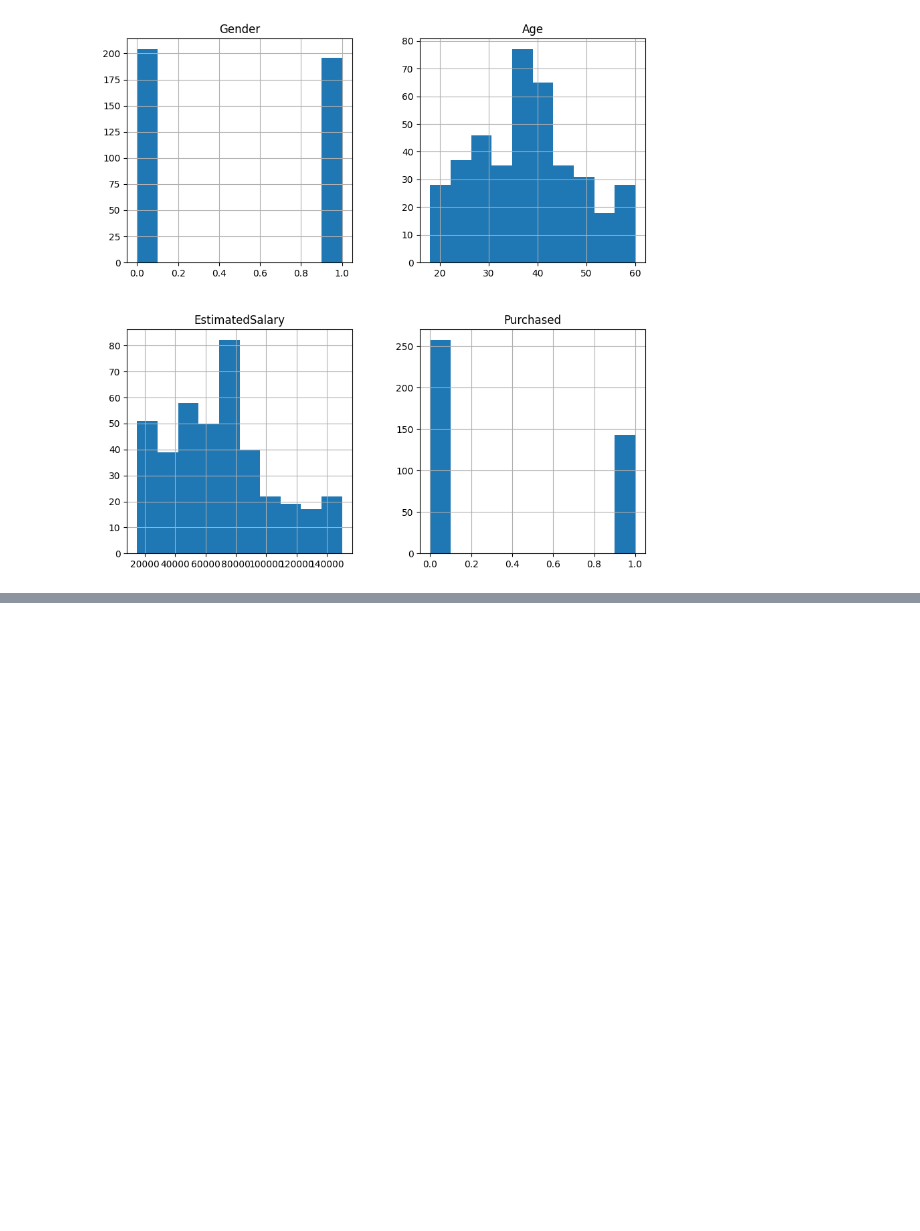
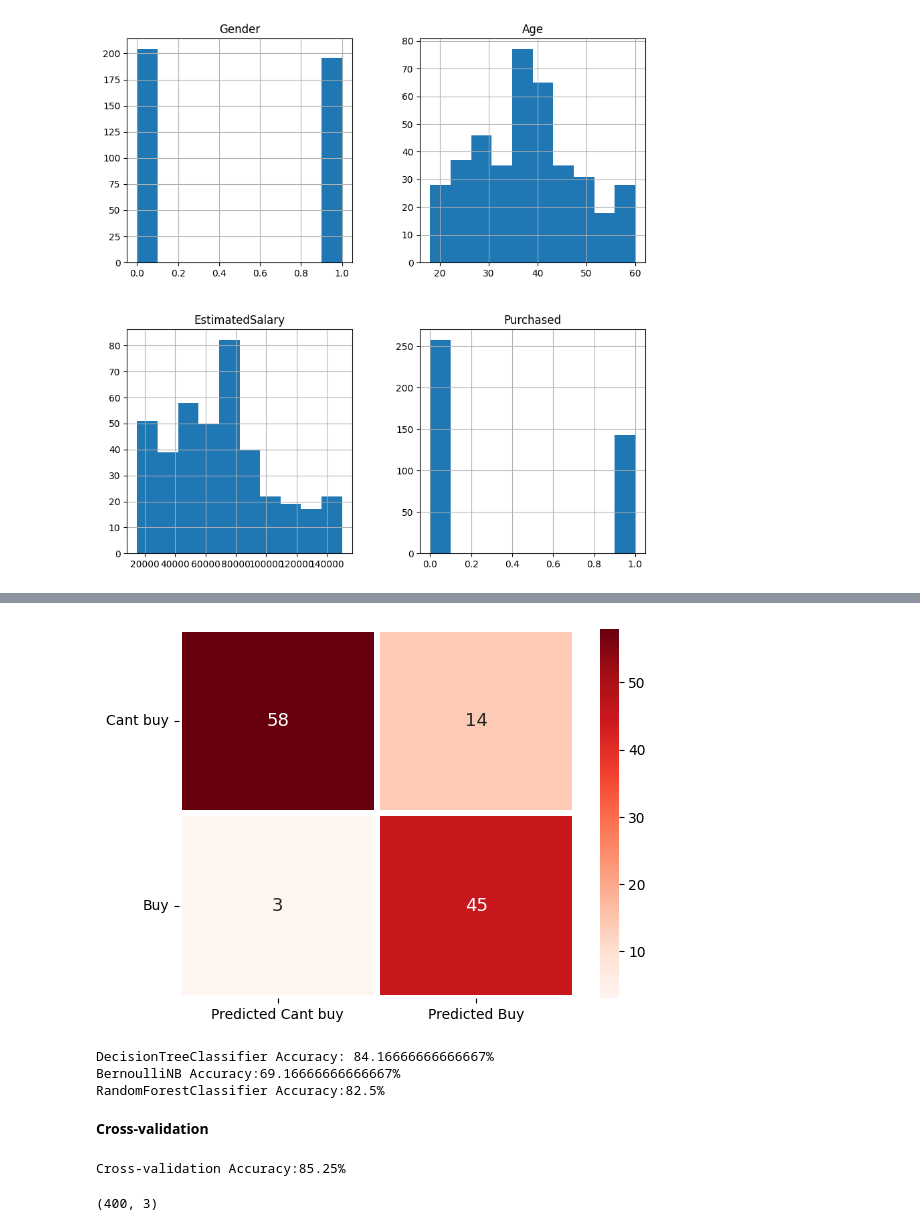
Before and after one commit to lletridung/baitapai, a Jupyter notebook: newtest.ipynb, the cells around one changed output, grey strips where cells are left out. Drawn from its saved outputs; the diff is of its cells as text; code cells hidden in the pictures; blank space fills up the shorter version.

```diff
--- a/newtest.ipynb
+++ b/newtest.ipynb
@@ -118,0 +248,66 @@ array([[<Axes: title={'center': 'Gender'}>,
+# %%
+from sklearn.metrics import confusion_matrix, ConfusionMatrixDisplay, accuracy_score
+cm = confusion_matrix(y_test, y_pred)
+sns.heatmap(cm, cmap = 'Reds', annot = True, fmt = 'd', linewidths = 4,  annot_kws = {'fontsize': 13},
+                yticklabels = ['Cant buy', 'Buy'], xticklabels = ['Predicted Cant buy', 'Predicted Buy'])
+plt.yticks(rotation = 0)
+plt.show()
+# %% [output]
+[figure, added]
+# %%
+#So sánh độ chính xác của 3 phương pháp
+print(f"DecisionTreeClassifier Accuracy: {accuracy1*100}%")
+print(f"BernoulliNB Accuracy:{accuracy2*100}%")
+print(f"RandomForestClassifier Accuracy:{accuracy4*100}%")
+# %% [output]
+DecisionTreeClassifier Accuracy: 84.16666666666667%
+BernoulliNB Accuracy:69.16666666666667%
+RandomForestClassifier Accuracy:82.5%
+# %% [markdown]
+**Cross-validation**
+# %%
+from sklearn.pipeline import make_pipeline
+from sklearn.linear_model import LogisticRegression
+from sklearn.model_selection import KFold, cross_val_score
+from sklearn.preprocessing import StandardScaler
+
+# Split, Train and Test
+from sklearn.model_selection import train_test_split
+X = dataframe[Features].values
+Y = dataframe[PredictClass].values
+X_train, X_test, y_train, y_test = train_test_split(X, Y, test_size = 0.3, random_state=1)
+
+
+# Create standard scaler object
+std_scaler = StandardScaler()
+
+# Fit standard scaler to training set and transform features
+train_std = std_scaler.fit_transform(X_train)
+test_std = std_scaler.transform(X_test)
+
+# Create logistic regression object
+logit = LogisticRegression()
+
+# Create a pipeline
+pipeline = make_pipeline(std_scaler, logit)
+
+# Create k-Fold cross-validation
+kf = KFold(n_splits=10, shuffle=True, random_state=1)
+
+# Reshape the features and target
+X = X.reshape((400, 3))
+Y = Y.reshape((400,))
+
+# Perform k-fold cross-validation
+cv_results = cross_val_score(pipeline, X, Y, cv=kf, scoring="accuracy", n_jobs=-1)
+#the mean values of the cross-validation results
+acc=cv_results.mean()
+# Print the cross-validation results
+print(f"Cross-validation Accuracy:{acc*100}%")
+# %% [output]
+Cross-validation Accuracy:85.25%
+# %%
+# Check for the size of the data
+X.shape
+# %% [output]
+(400, 3)
```
Also changed, not shown: parts of 35 cells of this notebook.
